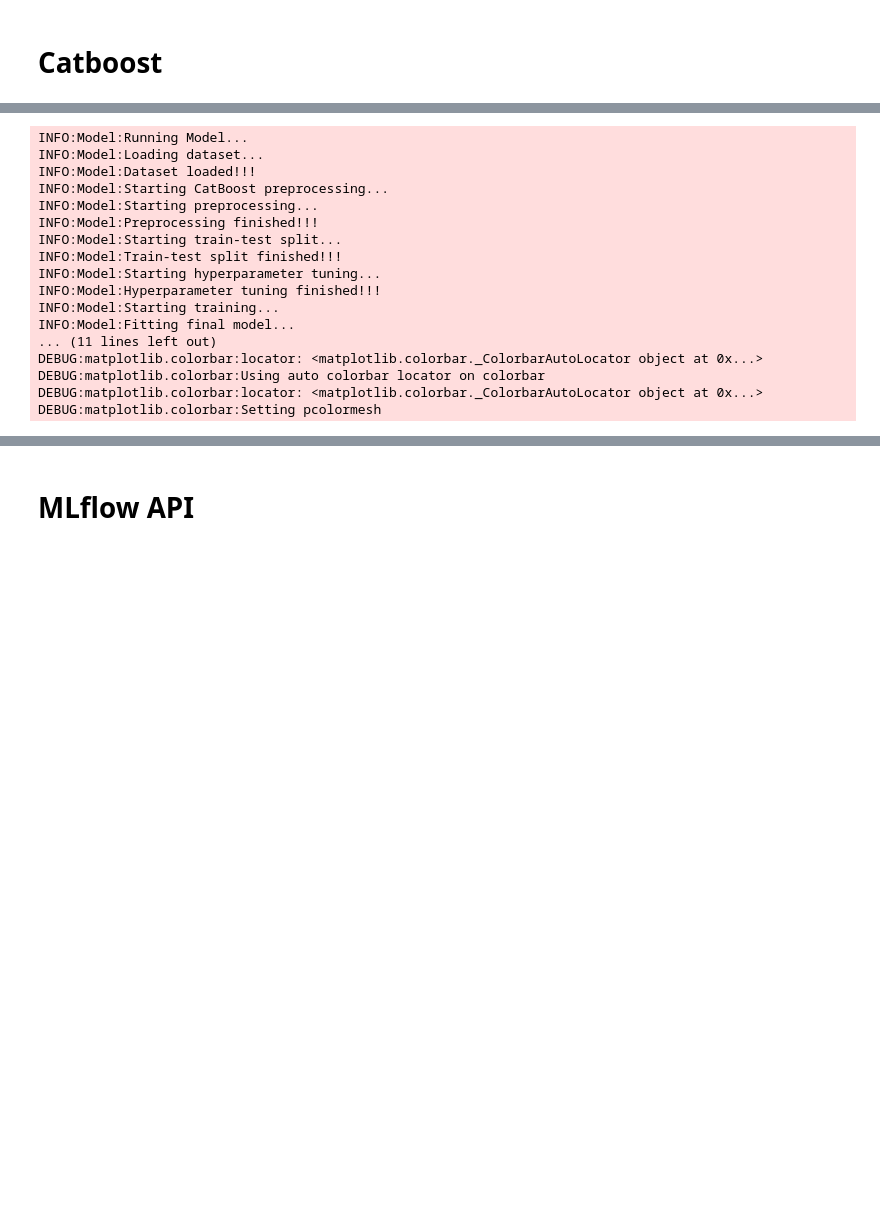
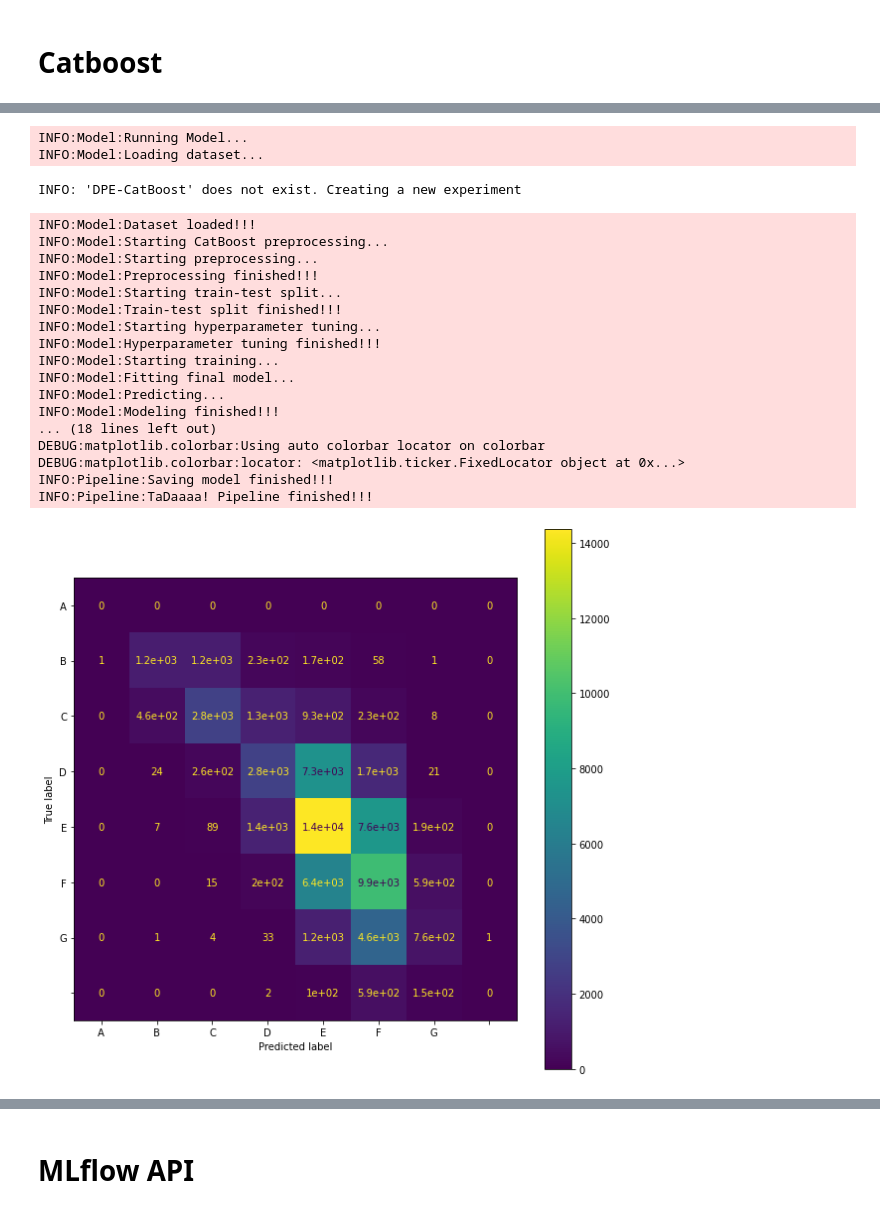
Before and after one commit to codeworks-data/mvp-dpe, a Jupyter notebook: notebooks/refacto.ipynb, the cells around one changed output, grey strips where cells are left out. Saved outputs shown, nothing was run; the diff lists cells and outputs as text; code cells hidden in the pictures; blank space fills up the shorter version.

```diff
--- a/notebooks/refacto.ipynb
+++ b/notebooks/refacto.ipynb
@@ -883,7 +861,7 @@ class CatBoost(Model):
         self.cat_features = ['tr002_type_batiment_id', 'code_departement']
 
         # Parameters
-        params = {
+        grid_search_params = {
                 'iterations': [100, 500],#500
                 'learning_rate': [0.005],#, 0.01, 1
                 'depth': [8, 10, 12] #, 10, 12, 25
@@ -891,7 +869,7 @@ class CatBoost(Model):
 
         # Grid search
         cat = cgb.CatBoostRegressor(silent=True)
-        grid = GridSearchCV(cat, params, cv=self.params.k_folds)
+        grid = GridSearchCV(cat, grid_search_params, cv=self.params.k_folds)
         grid.fit(self.X_train, self.y_train, cat_features=self.cat_features)
 
         # Assign the best parameters
@@ -922,8 +900,4 @@ class CatBoost(Model):
         # Fit model
         self.logger.info('Fitting final model...')
         self.model.fit(self.X_train, self.y_train, cat_features=self.cat_features)
-        # Predict values
-        self.logger.info('Predicting...')
-        self.y_pred = self.model.predict(self.X_test)
-        self.logger.info('Modeling finished!!!')
 # %% [output]
@@ -931,28 +905,30 @@ time: 66.8 ms (started: 2021-06-02 15:49:10 +00:00)
 # %%
 # Init MLflow client
 mlflow.set_experiment('DPE-CatBoost')
 
-params = Parameters()
-
 # Start MLflow experiment
 with mlflow.start_run(run_name='Catboost') as run:
-    model = CatBoost(params=params)
-    pipeline = Pipeline(params=params, model=model)
+    model = CatBoost(params=DEFAULT_PARAMETERS)
+    pipeline = Pipeline(model=model)
 # %% [output]
 INFO:Model:Running Model...
 INFO:Model:Loading dataset...
-INFO:Model:Dataset loaded!!!
-INFO:Model:Starting CatBoost preprocessing...
-INFO:Model:Starting preprocessing...
-INFO:Model:Preprocessing finished!!!
-INFO:Model:Starting train-test split...
-INFO:Model:Train-test split finished!!!
-INFO:Model:Starting hyperparameter tuning...
-INFO:Model:Hyperparameter tuning finished!!!
-INFO:Model:Starting training...
-INFO:Model:Fitting final model...
-... (11 lines left out)
-DEBUG:matplotlib.colorbar:locator: <matplotlib.colorbar._ColorbarAutoLocator object at 0x...>
-DEBUG:matplotlib.colorbar:Using auto colorbar locator on colorbar
-DEBUG:matplotlib.colorbar:locator: <matplotlib.colorbar._ColorbarAutoLocator object at 0x...>
-DEBUG:matplotlib.colorbar:Setting pcolormesh
+INFO: 'DPE-CatBoost' does not exist. Creating a new experiment
+INFO:Model:Dataset loaded!!!
+INFO:Model:Starting CatBoost preprocessing...
+INFO:Model:Starting preprocessing...
+INFO:Model:Preprocessing finished!!!
+INFO:Model:Starting train-test split...
+INFO:Model:Train-test split finished!!!
+INFO:Model:Starting hyperparameter tuning...
+INFO:Model:Hyperparameter tuning finished!!!
+INFO:Model:Starting training...
+INFO:Model:Fitting final model...
+INFO:Model:Predicting...
+INFO:Model:Modeling finished!!!
+... (18 lines left out)
+DEBUG:matplotlib.colorbar:Using auto colorbar locator on colorbar
+DEBUG:matplotlib.colorbar:locator: <matplotlib.ticker.FixedLocator object at 0x...>
+INFO:Pipeline:Saving model finished!!!
+INFO:Pipeline:TaDaaaa! Pipeline finished!!!
+[figure, added]
```
Also changed, not shown: parts of 19 cells of this notebook.
